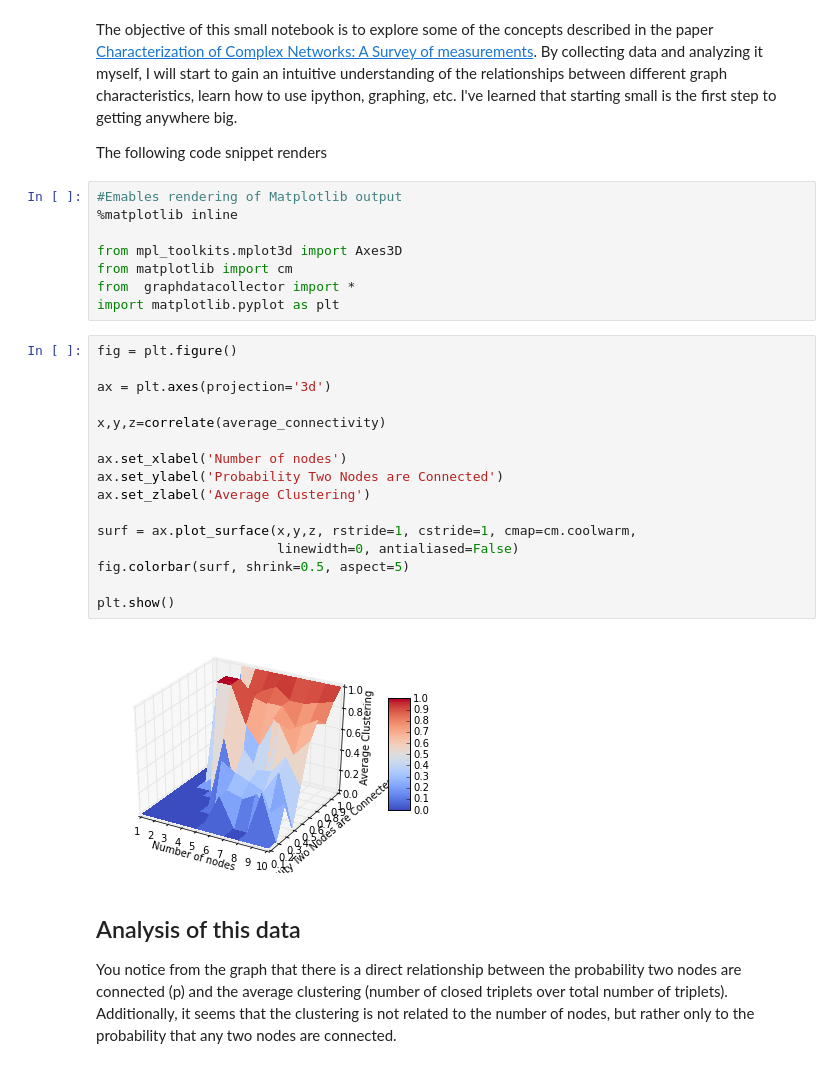
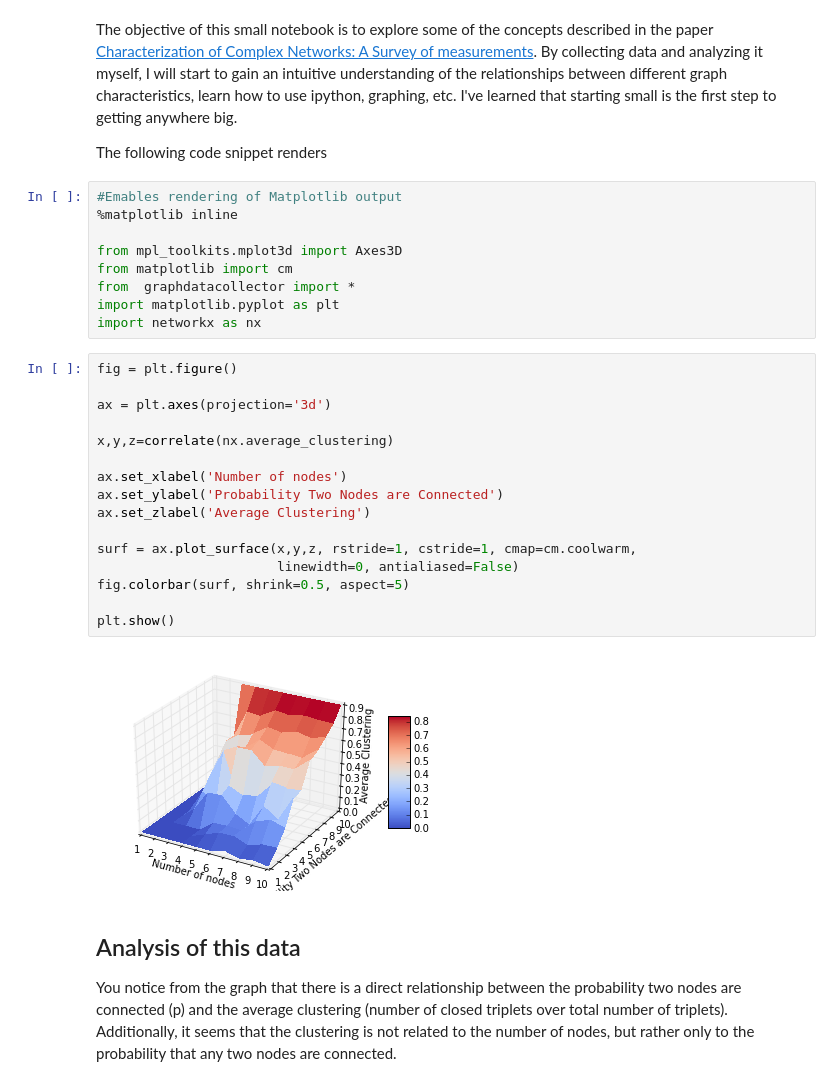
Before and after one commit to theideasmith/network, a Jupyter notebook: src/Graphing N, P and Average Connectivity.ipynb, the cells around one changed output. Drawn from its saved outputs; the diff is of its cells as text.

```diff
--- a/src/Graphing N, P and Average Connectivity.ipynb
+++ b/src/Graphing N, P and Average Connectivity.ipynb
@@ -10,24 +10,25 @@ from mpl_toolkits.mplot3d import Axes3D
 from matplotlib import cm
 from  graphdatacollector import *
 import matplotlib.pyplot as plt
+import networkx as nx
 # %%
 fig = plt.figure()
 
 ax = plt.axes(projection='3d')
 
-x,y,z=correlate(average_connectivity)
+x,y,z=correlate(nx.average_clustering)
 
 ax.set_xlabel('Number of nodes')
 ax.set_ylabel('Probability Two Nodes are Connected')
 ax.set_zlabel('Average Clustering')
 
 surf = ax.plot_surface(x,y,z, rstride=1, cstride=1, cmap=cm.coolwarm,
                        linewidth=0, antialiased=False)
 fig.colorbar(surf, shrink=0.5, aspect=5)
 
 plt.show()
 # %% [output]
-[figure, old version]
+[figure, new version]
 # %% [markdown]
 ## Analysis of this data
 You notice from the graph that there is a direct relationship between the probability two nodes are connected (p) and the average clustering (number of closed triplets over total number of triplets). Additionally, it seems that the clustering is not related to the number of nodes, but rather only to the probability that any two nodes are connected.
```
Also changed, not shown: 10 other files.
